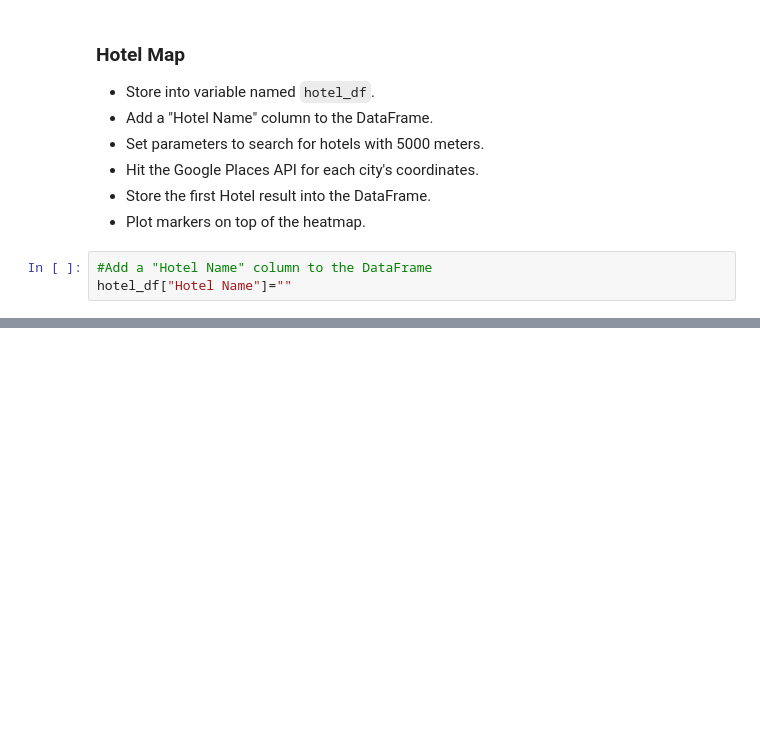
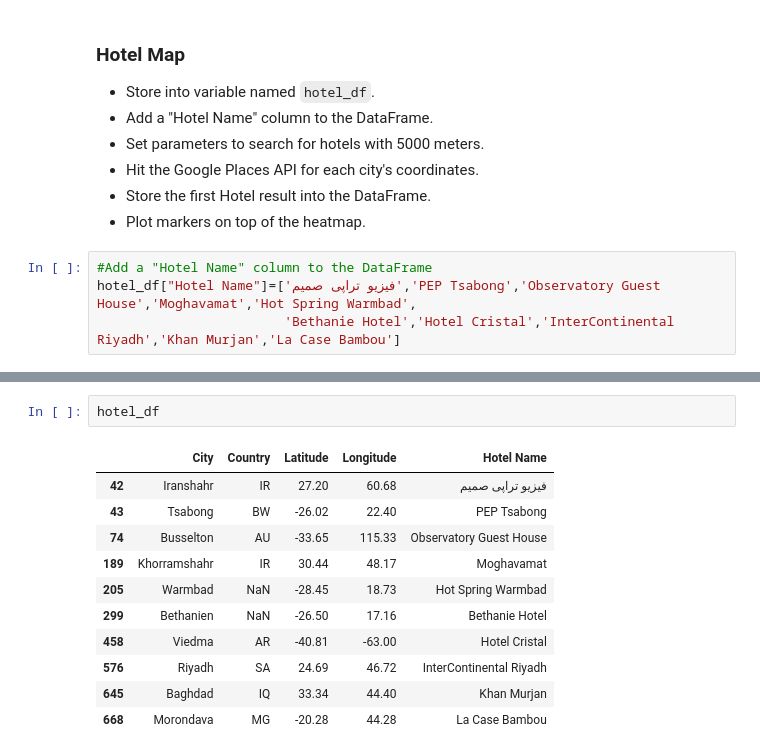
Before and after one commit to VKRAJPUROHIT/API-Challenge, a Jupyter notebook: VacationPy.ipynb, the cells around one changed output, grey strips where cells are left out. Cells and saved outputs as stored; diff of their text form; blank space fills up the shorter version.

```diff
--- a/VacationPy.ipynb
+++ b/VacationPy.ipynb
@@ -151,6 +151,7 @@ hotel_df
 * Plot markers on top of the heatmap.
 # %%
 #Add a "Hotel Name" column to the DataFrame
-hotel_df["Hotel Name"]=""
+hotel_df["Hotel Name"]=['فیزیو تراپی صمیم','PEP Tsabong','Observatory Guest House','Moghavamat','Hot Spring Warmbad',
+                        'Bethanie Hotel','Hotel Cristal','InterContinental Riyadh','Khan Murjan','La Case Bambou']
 # %%
 # geocoordinates
@@ -268,0 +416,14 @@ KeyError: "None of [Index(['Lat', 'Lng'], dtype='object')] are in the [columns]"
+# %%
+hotel_df
+# %% [output]
+|  | City | Country | Latitude | Longitude | Hotel Name |
+| 42 | Iranshahr | IR | 27.20 | 60.68 | فیزیو تراپی صمیم |
+| 43 | Tsabong | BW | -26.02 | 22.40 | PEP Tsabong |
+| 74 | Busselton | AU | -33.65 | 115.33 | Observatory Guest House |
+| 189 | Khorramshahr | IR | 30.44 | 48.17 | Moghavamat |
+| 205 | Warmbad | NaN | -28.45 | 18.73 | Hot Spring Warmbad |
+| 299 | Bethanien | NaN | -26.50 | 17.16 | Bethanie Hotel |
+| 458 | Viedma | AR | -40.81 | -63.00 | Hotel Cristal |
+| 576 | Riyadh | SA | 24.69 | 46.72 | InterContinental Riyadh |
+| 645 | Baghdad | IQ | 33.34 | 44.40 | Khan Murjan |
+| 668 | Morondava | MG | -20.28 | 44.28 | La Case Bambou |
```
Also changed, not shown: parts of 13 cells of this notebook.
